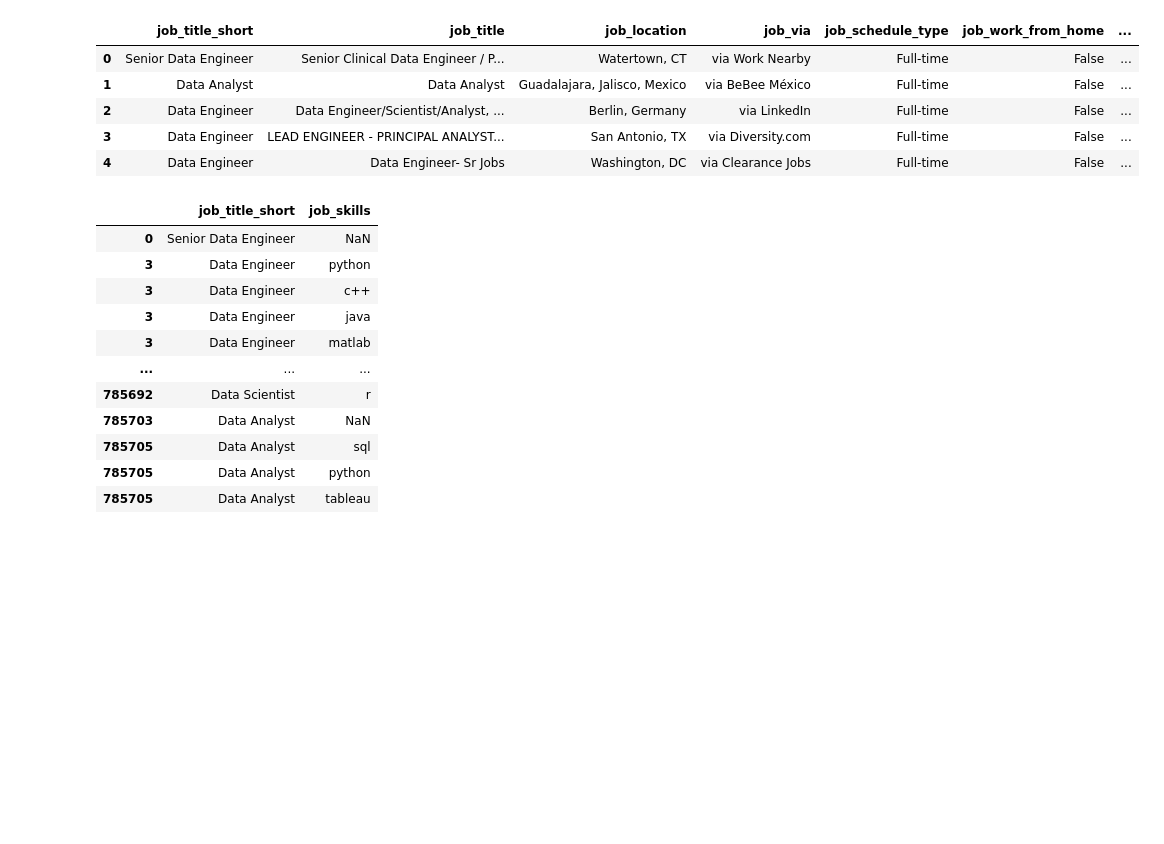
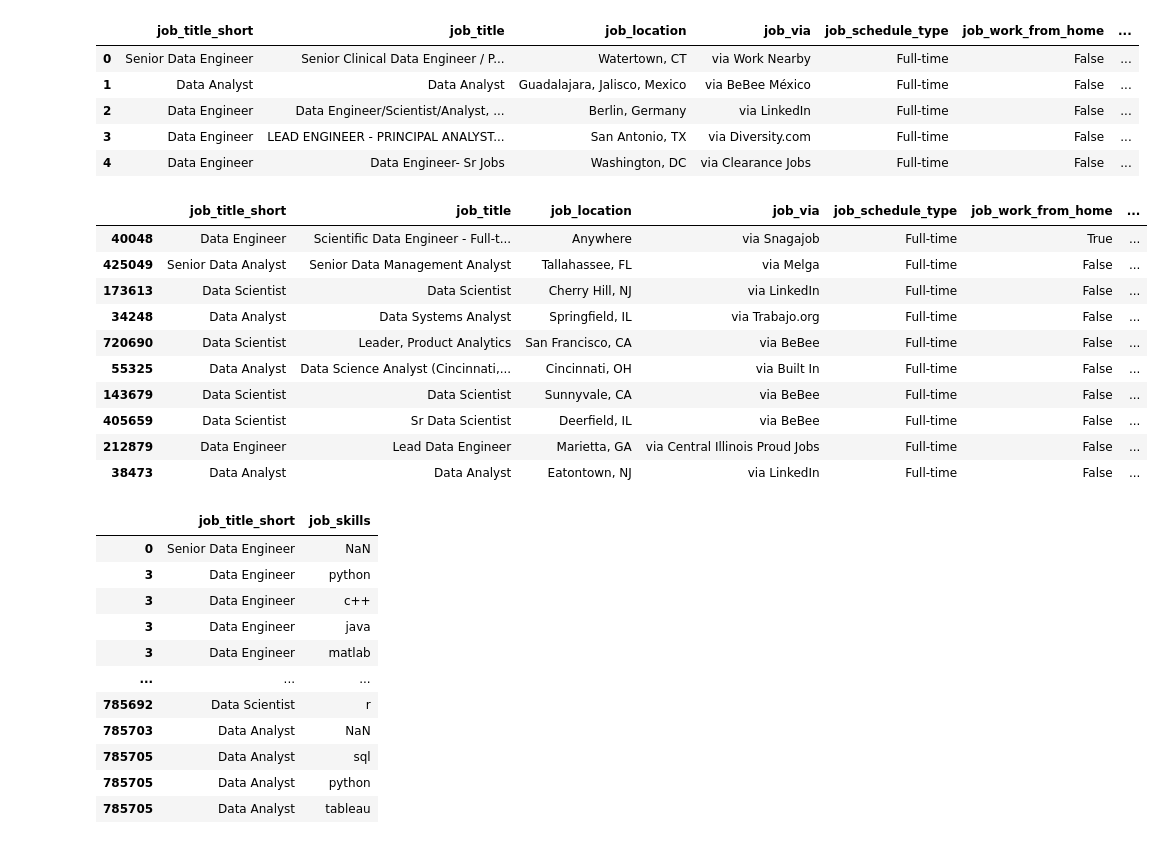
Before and after one commit to shubhamjoshi32/Python_Data_Project, a Jupyter notebook: 2_Skill_Demand.ipynb, the cells around one changed output. Drawn from its saved outputs; the diff is of its cells as text; code cells hidden in the pictures; blank space fills up the shorter version.

```diff
--- a/2_Skill_Demand.ipynb
+++ b/2_Skill_Demand.ipynb
@@ -26,6 +26,19 @@ df.head()
 | 4 | Data Engineer | Data Engineer- Sr Jobs | Washington, DC | via Clearance Jobs | Full-time | False | ... |
 # %%
 df_us = df[df['job_country'] == 'United States']
+df_us.sample(10)
+# %% [output]
+|  | job_title_short | job_title | job_location | job_via | job_schedule_type | job_work_from_home | ... |
+| 40048 | Data Engineer | Scientific Data Engineer - Full-t... | Anywhere | via Snagajob | Full-time | True | ... |
+| 425049 | Senior Data Analyst | Senior Data Management Analyst | Tallahassee, FL | via Melga | Full-time | False | ... |
+| 173613 | Data Scientist | Data Scientist | Cherry Hill, NJ | via LinkedIn | Full-time | False | ... |
+| 34248 | Data Analyst | Data Systems Analyst | Springfield, IL | via Trabajo.org | Full-time | False | ... |
+| 720690 | Data Scientist | Leader, Product Analytics | San Francisco, CA | via BeBee | Full-time | False | ... |
+| 55325 | Data Analyst | Data Science Analyst (Cincinnati,... | Cincinnati, OH | via Built In | Full-time | False | ... |
+| 143679 | Data Scientist | Data Scientist | Sunnyvale, CA | via BeBee | Full-time | False | ... |
+| 405659 | Data Scientist | Sr Data Scientist | Deerfield, IL | via BeBee | Full-time | False | ... |
+| 212879 | Data Engineer | Lead Data Engineer | Marietta, GA | via Central Illinois Proud Jobs | Full-time | False | ... |
+| 38473 | Data Analyst | Data Analyst | Eatontown, NJ | via LinkedIn | Full-time | False | ... |
 # %%
 df_skills = df_us.explode('job_skills')
 df_skills[['job_title_short','job_skills']]
```
Also changed, not shown: parts of 1 cell of this notebook, 6 other files.
